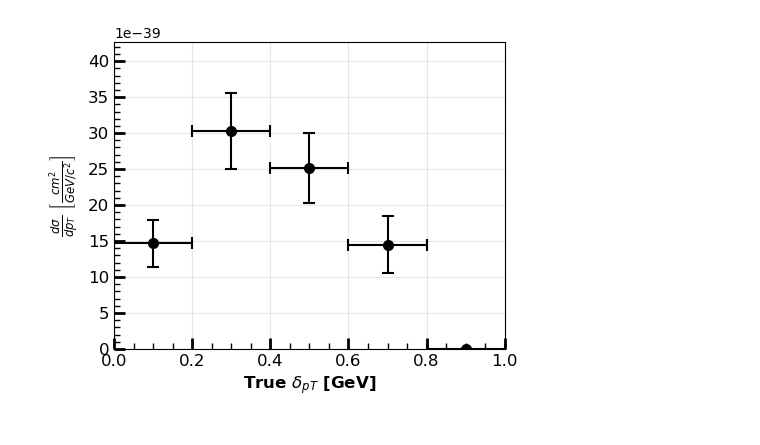
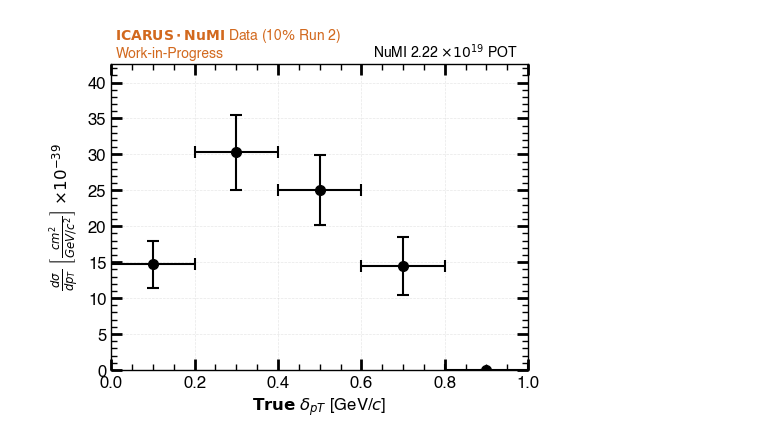
Before and after one commit to rvizarreta/gundam-icarus, a Jupyter notebook: plotXSec.ipynb, the cells around one changed output. Cells and saved outputs as stored; diff of their text form; code cells hidden in the pictures.

Commit message:
Shaping gundam to receive my data

```diff
--- a/plotXSec.ipynb
+++ b/plotXSec.ipynb
@@ -1,6 +1,7 @@
 # %%
 import uproot
 import matplotlib.pyplot as plt
+plt.style.use("/Users/rvizarreta/Library/CloudStorage/GoogleDrive-rvizarreta14@gmail.com/My Drive/🏛 PhD Repository/🚀 Research/🤖 Experiments&Projects/ICARUS/ICARUS_CC0pi_GUNDAM/gundam-icarus/style.mplstyle")
 import numpy as np
 # %%
 def plot_cross_section(filename, hist_path, xlabel, ylabel, bin_edges_labels,
@@ -107,14 +129,16 @@ def plot_cross_section(filename, hist_path, xlabel, ylabel, bin_edges_labels,
     if output_name is None:
         output_name = f"{hist.name}_matplotlib.png"
     plt.savefig(output_name, dpi=300, bbox_inches='tight')
-# %%
-# For TrueDeltaPT
-plot_cross_section(
-    '/Users/rvizarreta/Library/CloudStorage/GoogleDrive-rvizarreta14@gmail.com/My Drive/🏛 PhD Repository/🚀 Research/🤖 Experiments&Projects/ICARUS/ICARUS_CC0pi_GUNDAM/data/exampleXSec.root',
-    "calcXsec/histograms/TrueDeltaPT_XS_TH1D;1",
-    r'True $\delta_{pT}$ [GeV]',
-    r'$\frac{d\sigma}{dp_T}$ $\left[\frac{cm^2}{GeV/c^2}\right]$',
-    [0.0, 0.2, 0.4, 0.6, 0.8, 1.0]
-)
-# %% [output]
-[figure, removed]
+# %%
+plot_cross_section(
+        filename='/Users/rvizarreta/Library/CloudStorage/GoogleDrive-rvizarreta14@gmail.com/My Drive/🏛 PhD Repository/🚀 Research/🤖 Experiments&Projects/ICARUS/ICARUS_CC0pi_GUNDAM/data/exampleXSec.root',
+        hist_path="calcXsec/histograms/TrueDeltaPT_XS_TH1D;1",
+        xlabel=r'$\mathbf{True}$ $\delta_{pT}$ [GeV/$c$]',
+        ylabel=r'$\frac{d\sigma}{dp_T}$ $\left[\frac{cm^2}{GeV/c^2}\right]$ $\times 10^{-39}$',
+        bin_edges_labels=[0.0, 0.2, 0.4, 0.6, 0.8, 1.0],
+        title_line1=r'$\bf{ICARUS \cdot NuMI}$ Data (10$\%$ Run 2)' + '\n' + 'Work-in-Progress',
+        output_name='TrueDeltaPT_XS_matplotlib.png',
+        pot=r'NuMI 2.22 $\times 10^{19}$ POT'
+)
+# %% [output]
+[figure, added]
```
Also changed, not shown: parts of 1 cell of this notebook, 7 other files.
